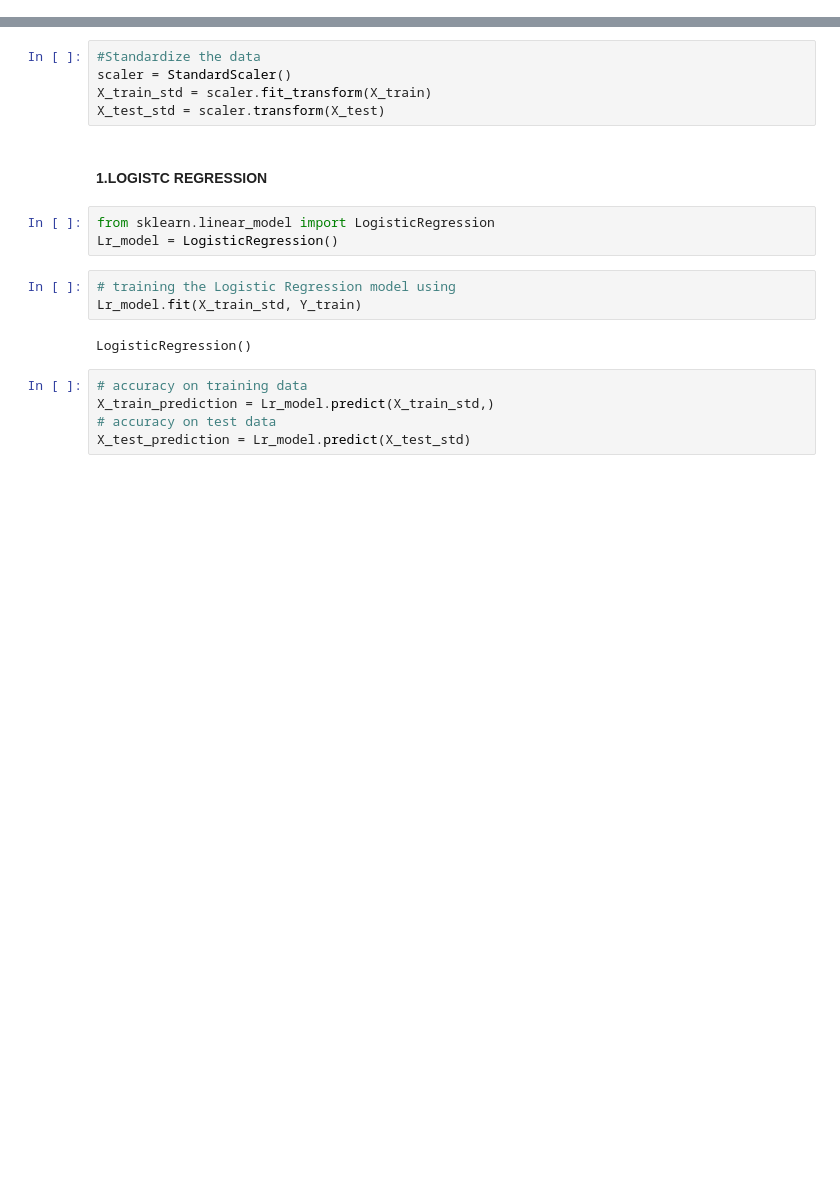
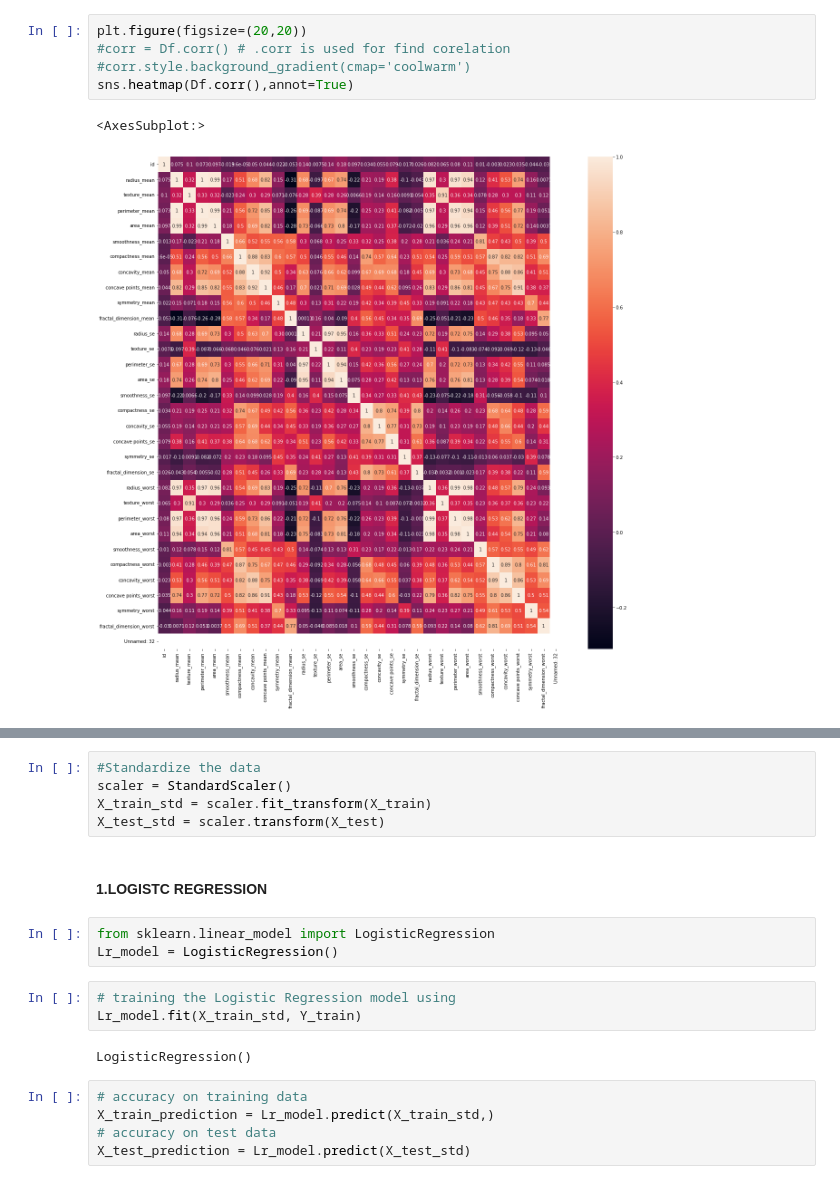
Before and after one commit to celine-kanagwa/AI_Final_Project, a Jupyter notebook: Untitled.ipynb, the cells around one changed output, grey strips where cells are left out. Saved outputs shown, nothing was run; the diff lists cells and outputs as text; blank space fills up the shorter version.

```diff
--- a/Untitled.ipynb
+++ b/Untitled.ipynb
@@ -123,0 +158,8 @@ M: Malignant 212 rows
+# %%
+plt.figure(figsize=(20,20))
+#corr = Df.corr() # .corr is used for find corelation
+#corr.style.background_gradient(cmap='coolwarm')
+sns.heatmap(Df.corr(),annot=True)
+# %% [output]
+<AxesSubplot:>
+[figure, added]
```
Also changed, not shown: parts of 89 cells of this notebook, 3 other files.
